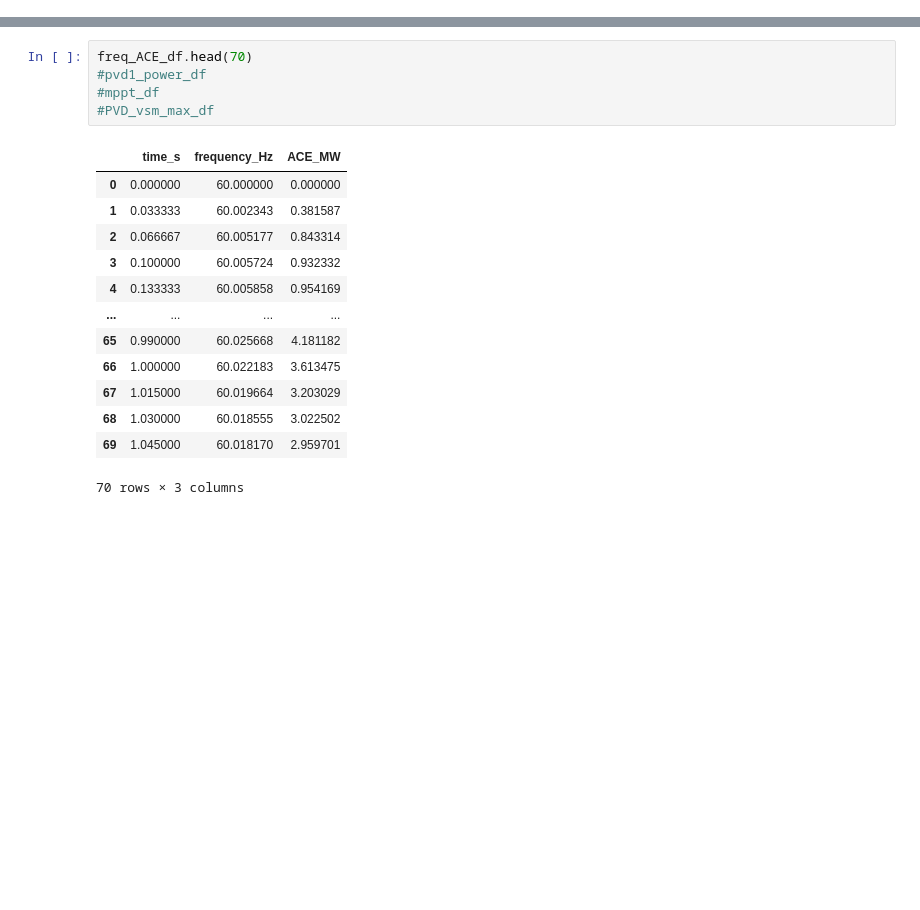
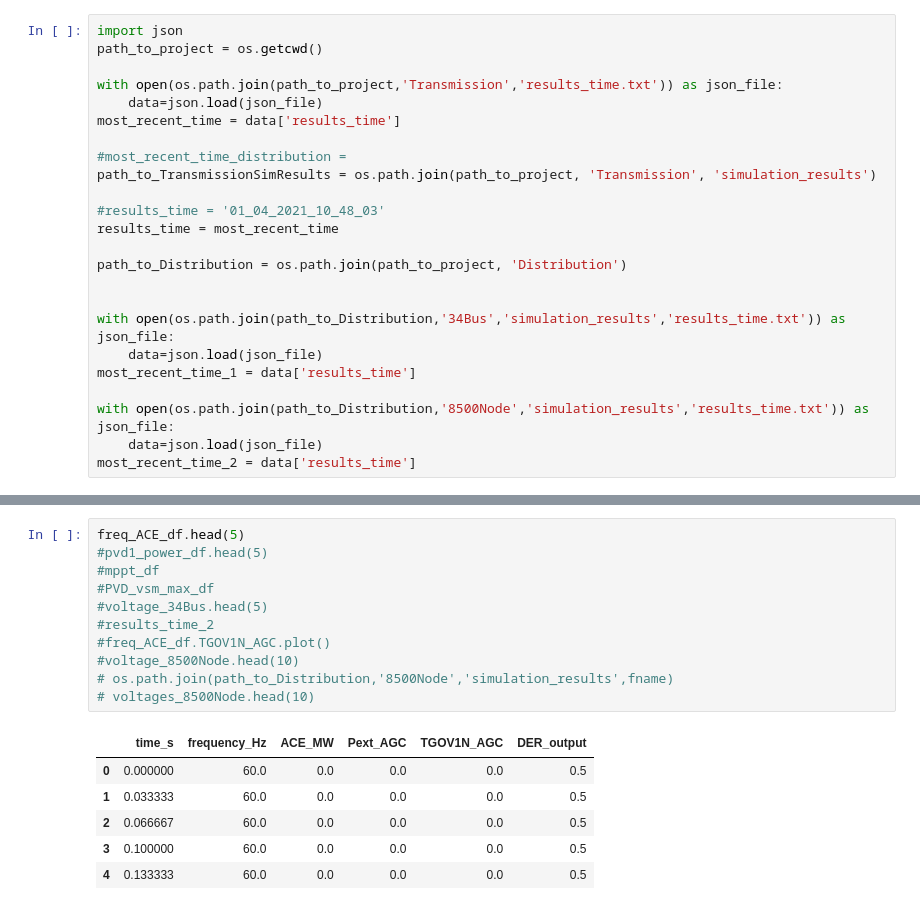
Before and after one commit to wenbowangnrel/CPDS, a Jupyter notebook: plots_for_paper.ipynb, the cells around one changed output, grey strips where cells are left out. Cells and saved outputs as stored; diff of their text form; blank space fills up the shorter version.

Commit message:
add qsts in Distribution

```diff
--- a/plots_for_paper.ipynb
+++ b/plots_for_paper.ipynb
@@ -12 +17,25 @@ import matplotlib
+# %%
+import json
+path_to_project = os.getcwd()
+
+with open(os.path.join(path_to_project,'Transmission','results_time.txt')) as json_file:
+    data=json.load(json_file)
+most_recent_time = data['results_time']
+
+#most_recent_time_distribution =
+path_to_TransmissionSimResults = os.path.join(path_to_project, 'Transmission', 'simulation_results')
+
+#results_time = '01_04_2021_10_48_03'
+results_time = most_recent_time
+
+path_to_Distribution = os.path.join(path_to_project, 'Distribution')
+
+
+with open(os.path.join(path_to_Distribution,'34Bus','simulation_results','results_time.txt')) as json_file:
+    data=json.load(json_file)
+most_recent_time_1 = data['results_time']
+
+with open(os.path.join(path_to_Distribution,'8500Node','simulation_results','results_time.txt')) as json_file:
+    data=json.load(json_file)
+most_recent_time_2 = data['results_time']
 # %%
@@ -30,19 +69,18 @@ mppt_df = pd.read_csv(os.path.join(path_to_TransmissionSimResults,fname),index_c
-# %%
-freq_ACE_df.head(70)
-#pvd1_power_df
-#mppt_df
-#PVD_vsm_max_df
-# %% [output]
-|  | time_s | frequency_Hz | ACE_MW |
-| 0 | 0.000000 | 60.000000 | 0.000000 |
-| 1 | 0.033333 | 60.002343 | 0.381587 |
-| 2 | 0.066667 | 60.005177 | 0.843314 |
-| 3 | 0.100000 | 60.005724 | 0.932332 |
-| 4 | 0.133333 | 60.005858 | 0.954169 |
-| ... | ... | ... | ... |
-| 65 | 0.990000 | 60.025668 | 4.181182 |
-| 66 | 1.000000 | 60.022183 | 3.613475 |
-| 67 | 1.015000 | 60.019664 | 3.203029 |
-| 68 | 1.030000 | 60.018555 | 3.022502 |
-| 69 | 1.045000 | 60.018170 | 2.959701 |
-70 rows × 3 columns
+# %%
+freq_ACE_df.head(5)
+#pvd1_power_df.head(5)
+#mppt_df
+#PVD_vsm_max_df
+#voltage_34Bus.head(5)
+#results_time_2
+#freq_ACE_df.TGOV1N_AGC.plot()
+#voltage_8500Node.head(10)
+# os.path.join(path_to_Distribution,'8500Node','simulation_results',fname)
+# voltages_8500Node.head(10)
+# %% [output]
+|  | time_s | frequency_Hz | ACE_MW | Pext_AGC | TGOV1N_AGC | DER_output |
+| 0 | 0.000000 | 60.0 | 0.0 | 0.0 | 0.0 | 0.5 |
+| 1 | 0.033333 | 60.0 | 0.0 | 0.0 | 0.0 | 0.5 |
+| 2 | 0.066667 | 60.0 | 0.0 | 0.0 | 0.0 | 0.5 |
+| 3 | 0.100000 | 60.0 | 0.0 | 0.0 | 0.0 | 0.5 |
+| 4 | 0.133333 | 60.0 | 0.0 | 0.0 | 0.0 | 0.5 |
```
Also changed, not shown: parts of 27 cells of this notebook, 21 other files.
